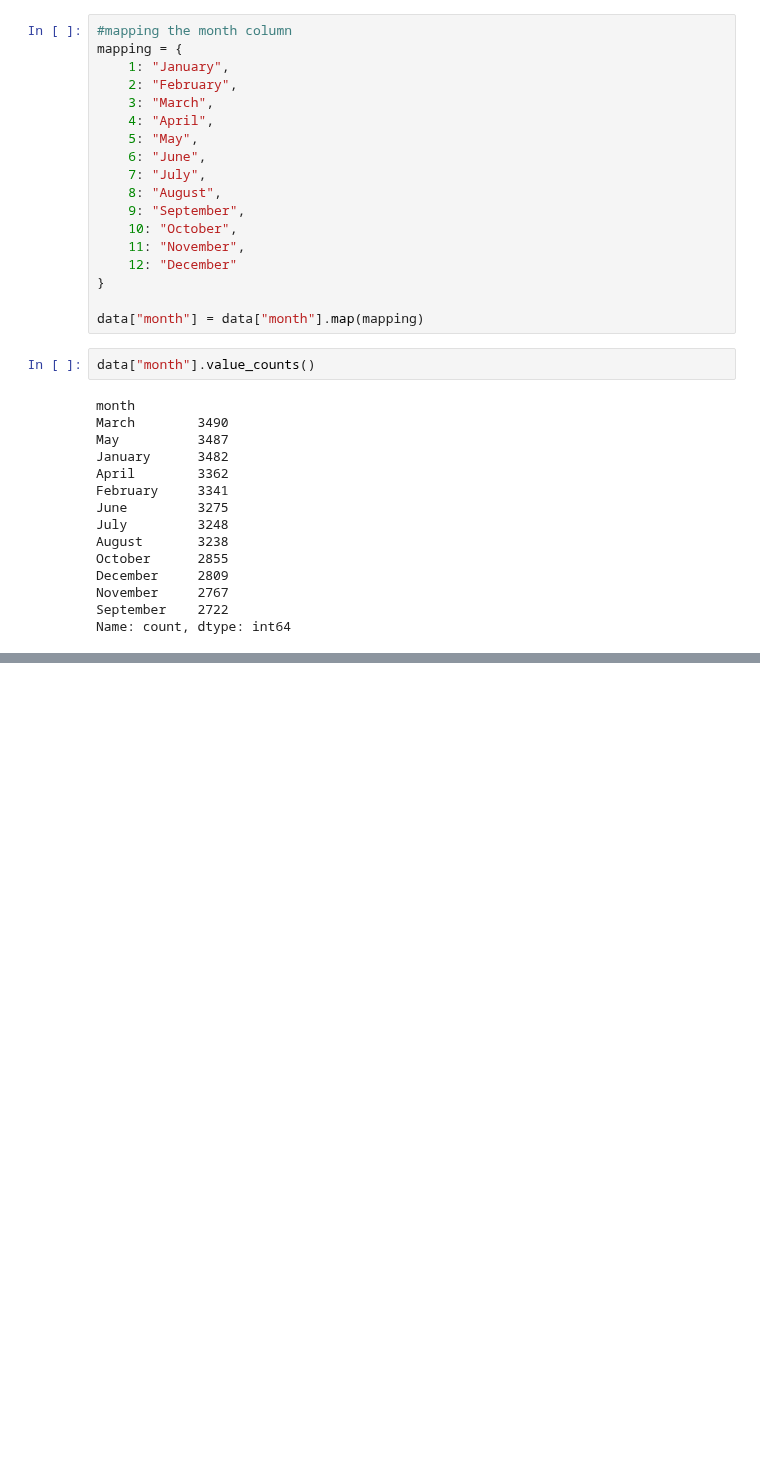
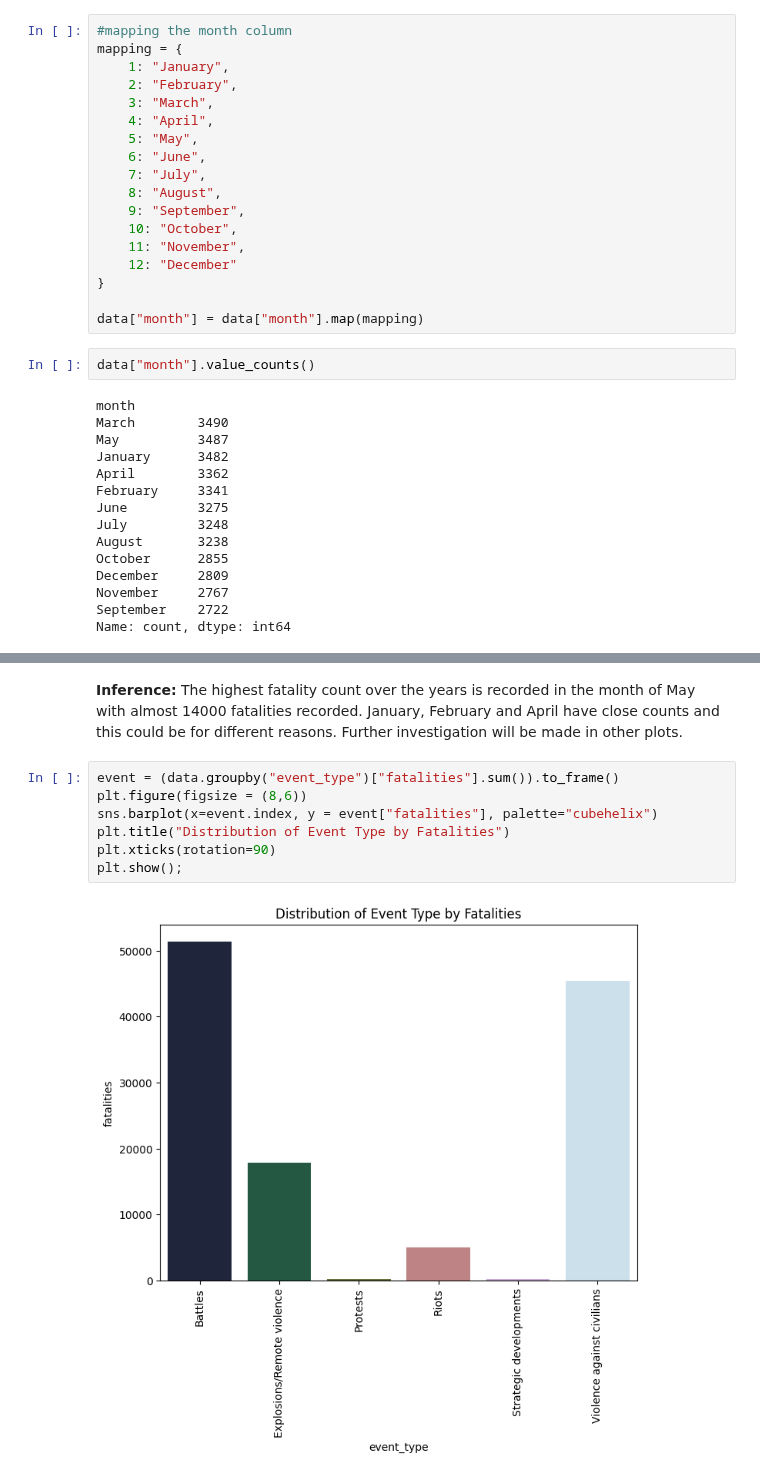
Before and after one commit to mlsanigeria/nigeria-crime-trends, a Jupyter notebook: experimentation_Odeyiany2/full_analysis.ipynb, the cells around one changed output, grey strips where cells are left out. Cells and saved outputs as stored; diff of their text form; blank space fills up the shorter version.

```diff
--- a/experimentation_Odeyiany2/full_analysis.ipynb
+++ b/experimentation_Odeyiany2/full_analysis.ipynb
@@ -318,0 +367,11 @@ Name: count, dtype: int64
+# %% [markdown]
+**Inference:** The highest fatality count over the years is recorded in the month of May with almost 14000 fatalities recorded. January, February and April have close counts and this could be for different reasons. Further investigation will be made in other plots.
+# %%
+event = (data.groupby("event_type")["fatalities"].sum()).to_frame()
+plt.figure(figsize = (8,6))
+sns.barplot(x=event.index, y = event["fatalities"], palette="cubehelix")
+plt.title("Distribution of Event Type by Fatalities")
+plt.xticks(rotation=90)
+plt.show();
+# %% [output]
+[figure, added]
```
Also changed, not shown: parts of 29 cells of this notebook.
